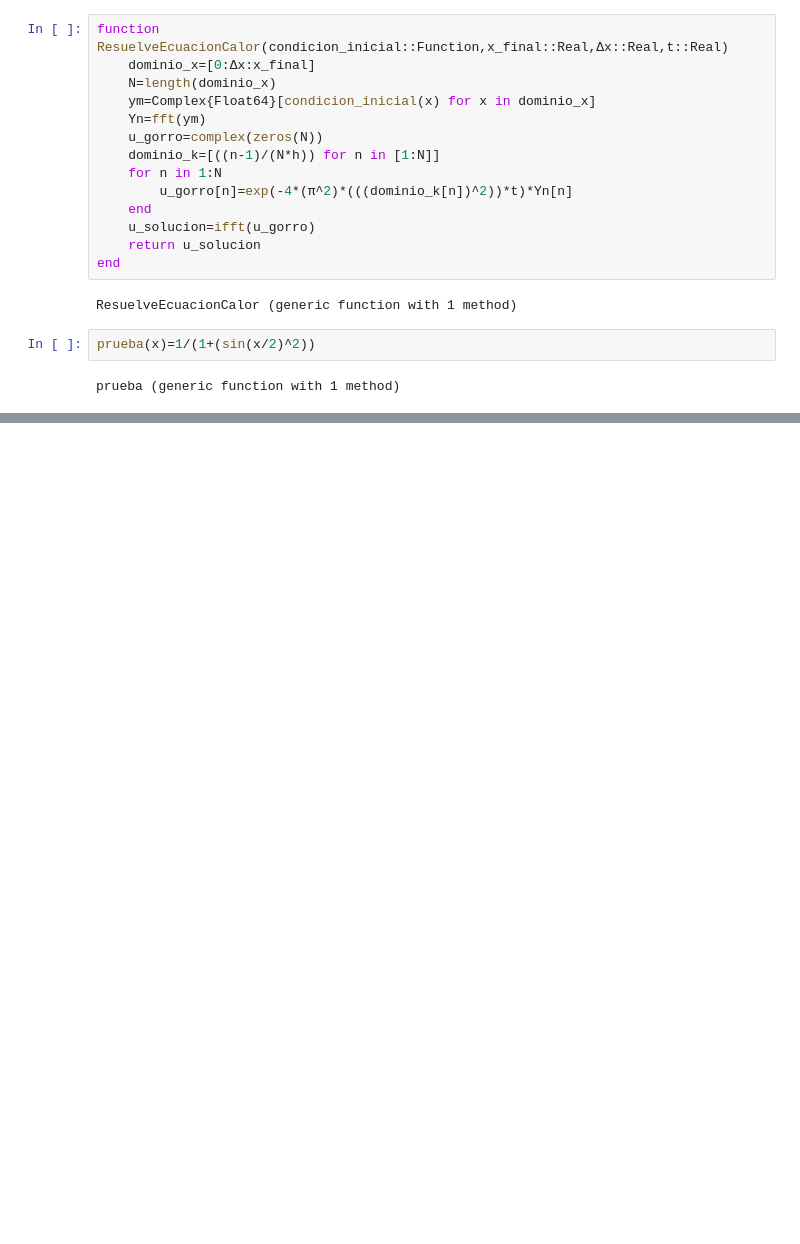
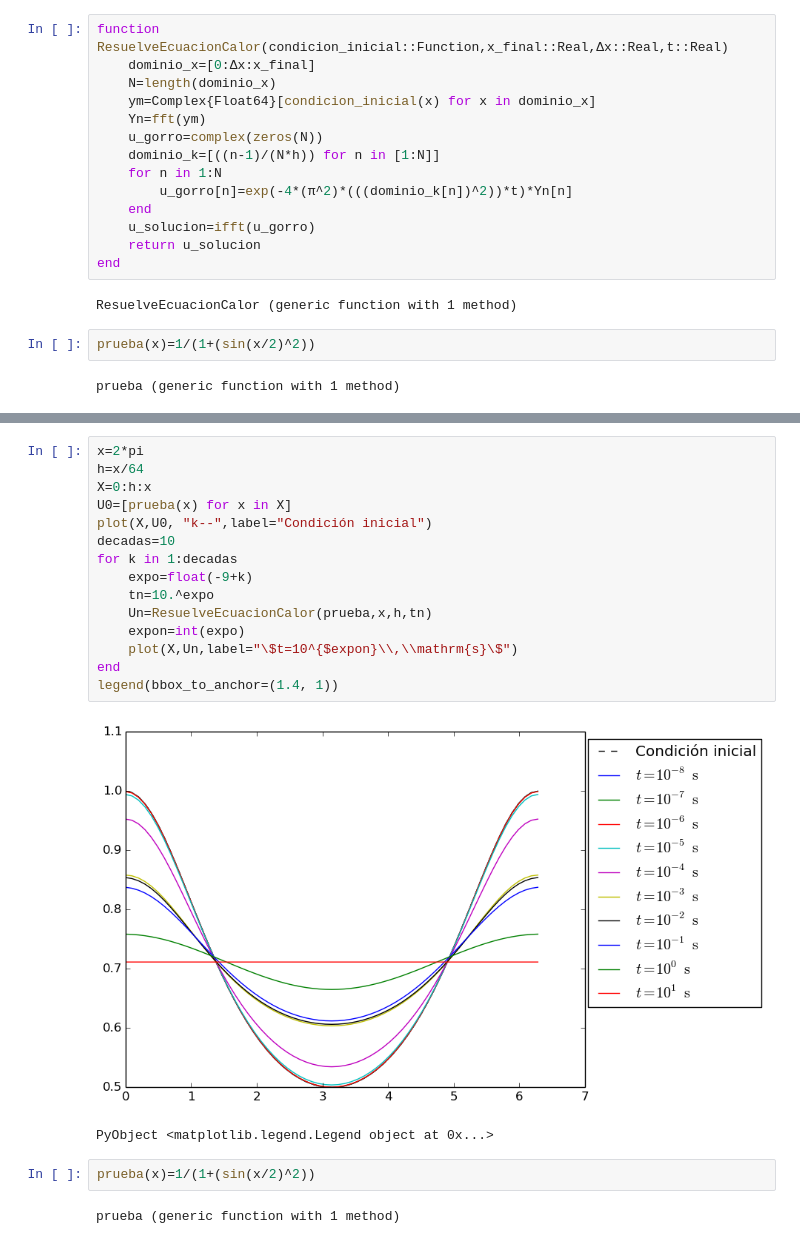
Before and after one commit to carlosmvillegasb/ProyectoFinal, a Jupyter notebook: ProyectoFourier_Granados-Villegas.ipynb, the cells around one changed output, grey strips where cells are left out. Drawn from its saved outputs; the diff is of its cells as text; blank space fills up the shorter version.

Commit message:
Agregué una función que resuelve para diferentes condiciones inciales y toma está solución como nueva condición inicial

```diff
--- a/ProyectoFourier_Granados-Villegas.ipynb
+++ b/ProyectoFourier_Granados-Villegas.ipynb
@@ -255 +308,23 @@ legend(bbox_to_anchor=(1.4, 1))
 PyObject <matplotlib.legend.Legend object at 0x...>
+# %%
+x=2*pi
+h=x/64
+X=0:h:x
+U0=[prueba(x) for x in X]
+plot(X,U0, "k--",label="Condición inicial")
+decadas=10
+for k in 1:decadas
+    expo=float(-9+k)
+    tn=10.^expo
+    Un=ResuelveEcuacionCalor(prueba,x,h,tn)
+    expon=int(expo)
+    plot(X,Un,label="\$t=10^{$expon}\\,\\mathrm{s}\$")
+end
+legend(bbox_to_anchor=(1.4, 1))
+# %% [output]
+[figure, added]
+PyObject <matplotlib.legend.Legend object at 0x...>
+# %%
+prueba(x)=1/(1+(sin(x/2)^2))
+# %% [output]
+prueba (generic function with 1 method)
```
Also changed, not shown: parts of 24 cells of this notebook.
